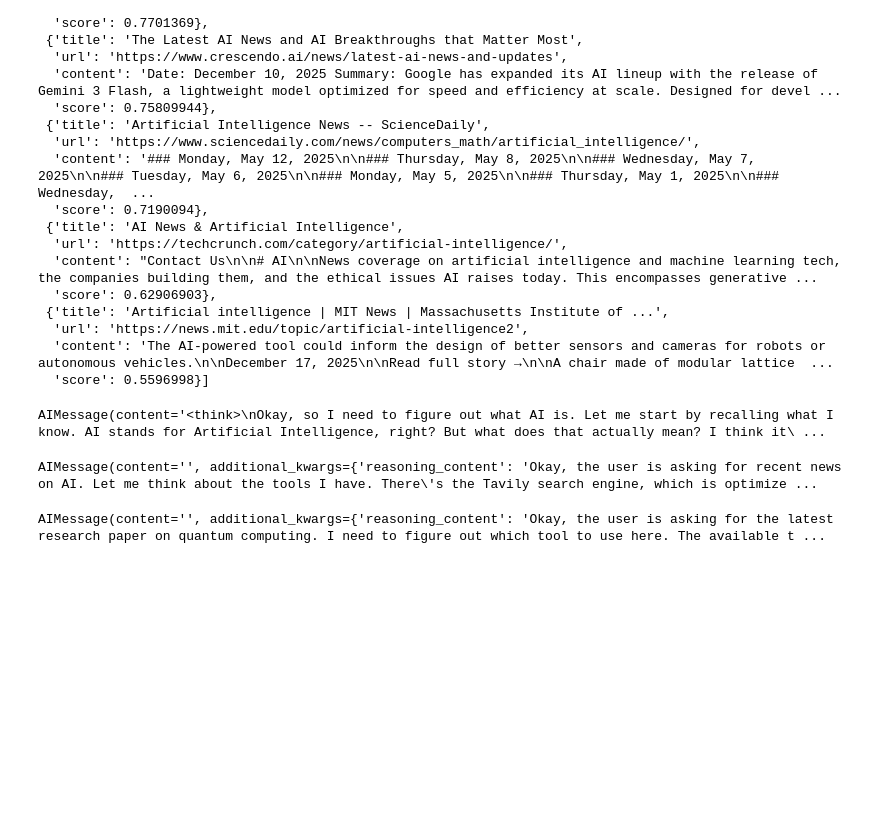
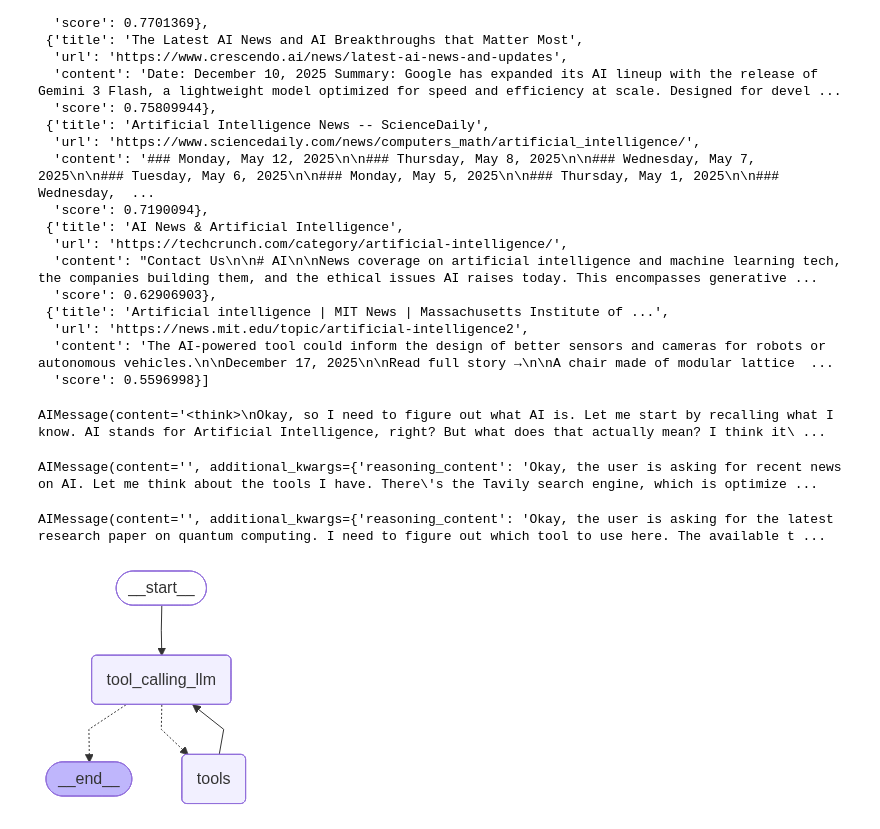
Before and after one commit to parthpendal/GenAI-Basics, a Jupyter notebook: 10b. LangGraph_react_Chat Multiple tools.ipynb, the cells around one changed output. Drawn from its saved outputs; the diff is of its cells as text; code cells hidden in the pictures; blank space fills up the shorter version.

```diff
--- a/10b. LangGraph_react_Chat Multiple tools.ipynb
+++ b/10b. LangGraph_react_Chat Multiple tools.ipynb
@@ -126,6 +126,10 @@ builder.add_conditional_edges(
 builder.add_edge("tools", "tool_calling_llm")
 
 graph_builder = builder.compile()
+# %%
+display(Image(graph_builder.get_graph().draw_mermaid_png()))
+# %% [output]
+[figure, added]
 # %%
 from langchain_core.messages import HumanMessage
 temp_message = graph_builder.invoke(
```
Also changed, not shown: parts of 1 cell of this notebook, 9 other files.
